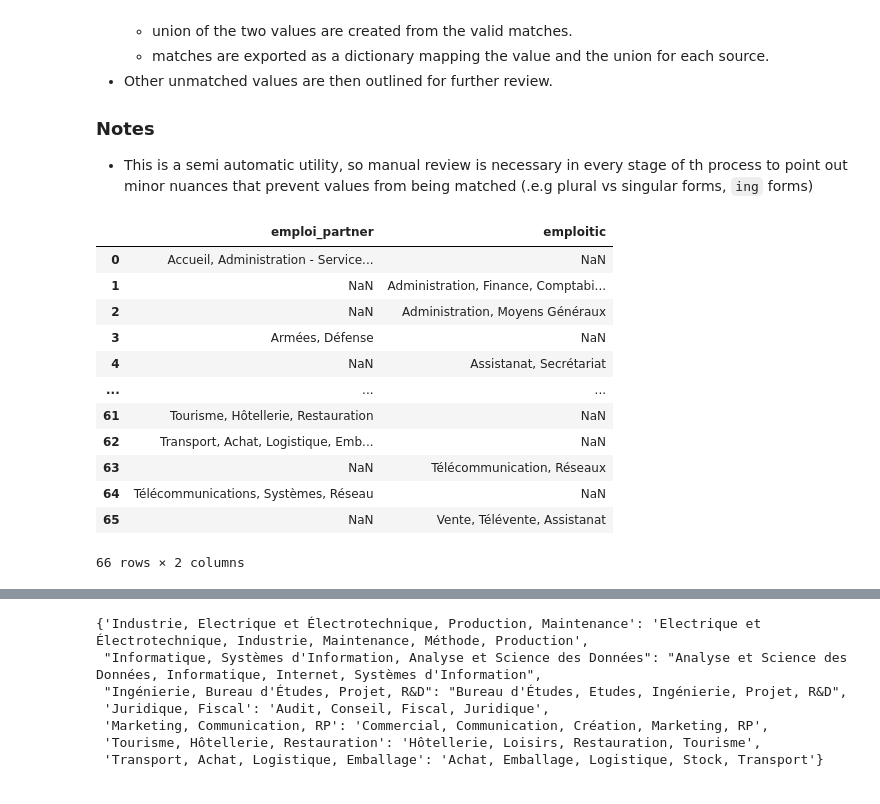
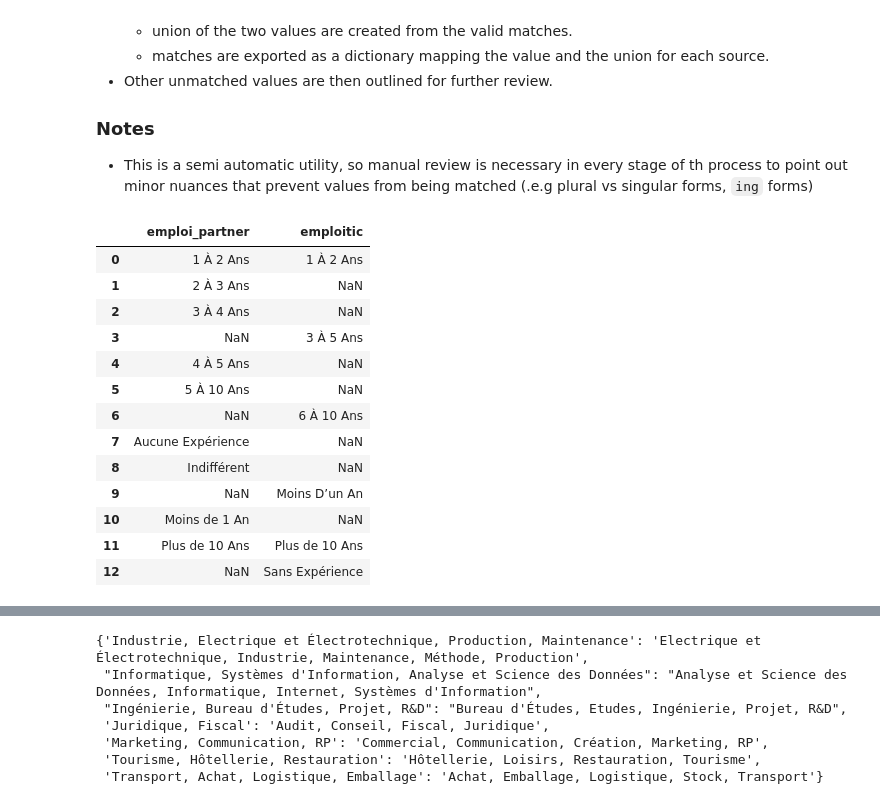
Before and after one commit to nacer-benyoub/dz-jobs-data-pipeline, a Jupyter notebook: standardize_conformed_attributes.ipynb, the cells around one changed output, grey strips where cells are left out. Cells and saved outputs as stored; diff of their text form; code cells hidden in the pictures.

```diff
--- a/standardize_conformed_attributes.ipynb
+++ b/standardize_conformed_attributes.ipynb
@@ -27,47 +27,48 @@ pd.set_option("max_colwidth", 600)
 LANG = "fr"
 # %%
 # ---- Emploi Partner Transformations ----
-emploi_partner_dimenion_url = "https://api-v4.emploipartner.com/api/params_functions?&pagination=false"
+emploi_partner_dimenion_url = "https://api-v4.emploipartner.com/api/params_experiences"
 response = requests.get(emploi_partner_dimenion_url, headers={"Accept-Language": LANG})
-label_key = "name"
+label_key = "label"
 ep_df = pd.DataFrame(response.json()["hydra:member"])[[label_key]].drop_duplicates()
 
 # Replace any slashes with commas.
 ep_df[label_key] = ep_df[label_key].apply(lambda x: re.sub(r"\s*/\s*", ", ", x))
 
 # Apply custom titlecase
 ep_df[label_key] = ep_df[label_key].apply(french_titlecase)
 
 ep_df = ep_df.rename(columns={label_key: "emploi_partner"})
 
 # ---- Emploitic Transformations ----
-emploitic_dimension_url = f"https://emploitic.com/api/v4/lists/metiers?&lang={LANG}&per_page=30"
+emploitic_dimension_url = f"https://emploitic.com/api/v4/lists/annees-dexperience?&lang={LANG}&per_page=1000"
 response = requests.get(emploitic_dimension_url)
 em_label_key = "label"
 em_df = pd.DataFrame(response.json()["collection"])[[em_label_key]].drop_duplicates()
 
 # Apply custom titlecase
-em_df[em_label_key] = em_df[em_label_key].apply(french_titlecase)
+# em_df[em_label_key] = em_df[em_label_key].apply(french_titlecase)
 em_df = em_df.rename(columns={em_label_key: "emploitic"})
 
 # ---- Merge Both Data Sources ----
 merged = pd.merge(ep_df, em_df, left_on="emploi_partner", right_on="emploitic", how="outer")
 # merged.to_json("merged_functions.json", orient="records", force_ascii=False)
 merged
 # %% [output]
 |  | emploi_partner | emploitic |
-| 0 | Accueil, Administration - Service... | NaN |
-| 1 | NaN | Administration, Finance, Comptabi... |
-| 2 | NaN | Administration, Moyens Généraux |
-| 3 | Armées, Défense | NaN |
-| 4 | NaN | Assistanat, Secrétariat |
-| ... | ... | ... |
-| 61 | Tourisme, Hôtellerie, Restauration | NaN |
-| 62 | Transport, Achat, Logistique, Emb... | NaN |
-| 63 | NaN | Télécommunication, Réseaux |
-| 64 | Télécommunications, Systèmes, Réseau | NaN |
-| 65 | NaN | Vente, Télévente, Assistanat |
+| 0 | 1 À 2 Ans | 1 À 2 Ans |
+| 1 | 2 À 3 Ans | NaN |
+| 2 | 3 À 4 Ans | NaN |
+| 3 | NaN | 3 À 5 Ans |
+| 4 | 4 À 5 Ans | NaN |
+| 5 | 5 À 10 Ans | NaN |
+| 6 | NaN | 6 À 10 Ans |
+| 7 | Aucune Expérience | NaN |
+| 8 | Indifférent | NaN |
+| 9 | NaN | Moins D’un An |
+| 10 | Moins de 1 An | NaN |
+| 11 | Plus de 10 Ans | Plus de 10 Ans |
+| 12 | NaN | Sans Expérience |
-66 rows × 2 columns
 # %%
 # split on (',', '-' or '&')
 split_pattern = "\s*,\s*|\s*-\s*|\s+&\s*|\s*&\s+"
```
Also changed, not shown: parts of 4 cells of this notebook, 6 other files.
